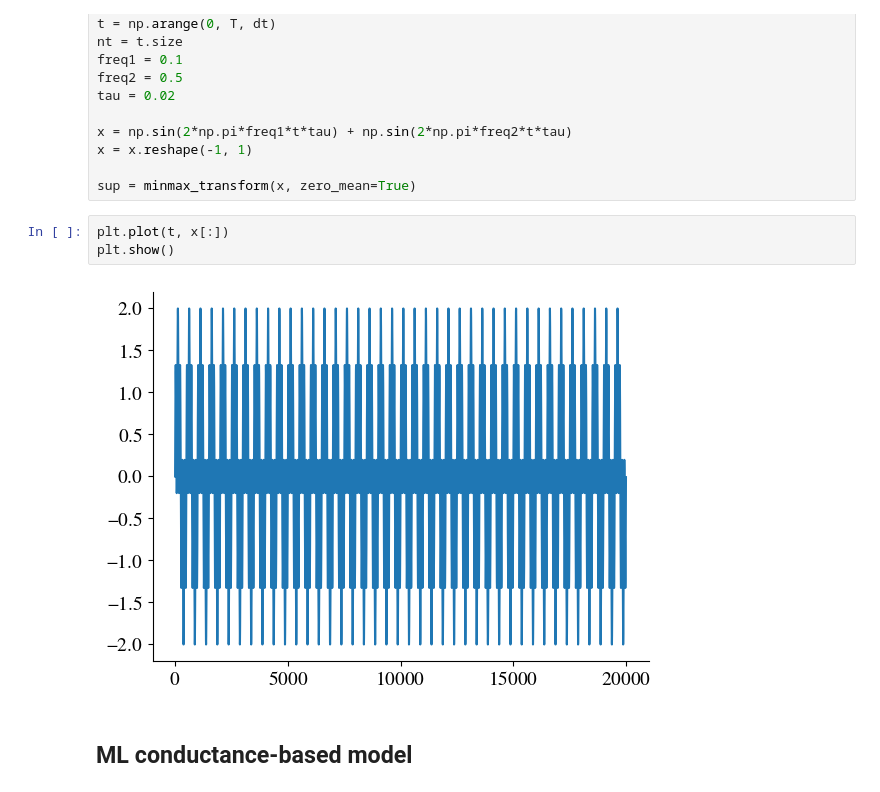
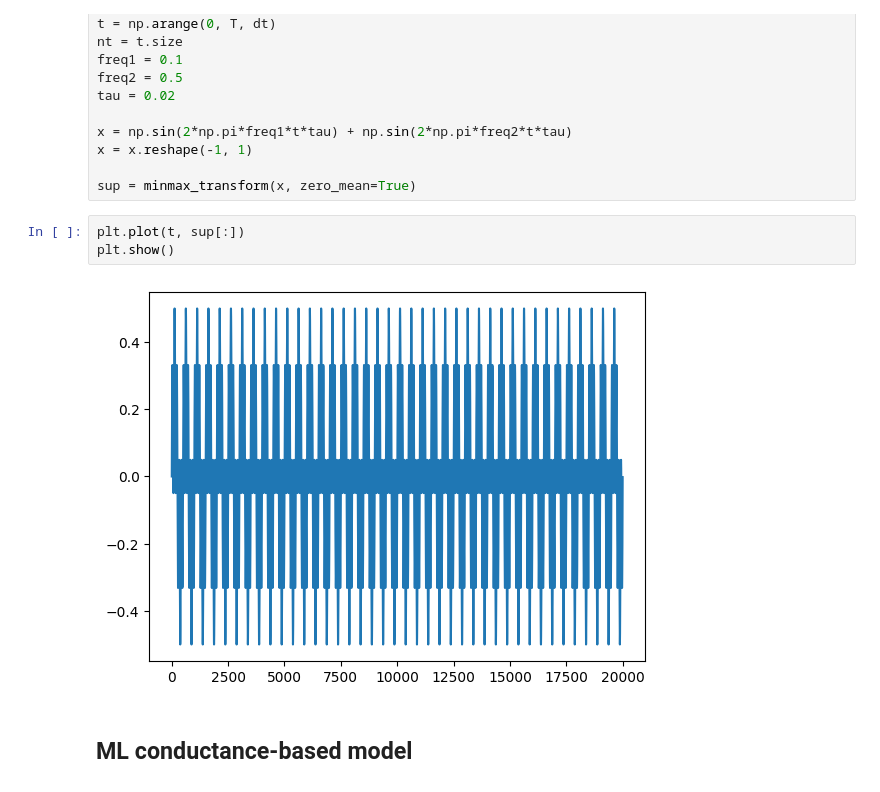
Before and after one commit to themahani/ml_force_research, a Jupyter notebook: morris_lecar/force_sine_waves.ipynb, the cells around one changed output. Saved outputs shown, nothing was run; the diff lists cells and outputs as text.

```diff
--- a/morris_lecar/force_sine_waves.ipynb
+++ b/morris_lecar/force_sine_waves.ipynb
@@ -31,10 +31,10 @@ x = x.reshape(-1, 1)
 
 sup = minmax_transform(x, zero_mean=True)
 # %%
-plt.plot(t, x[:])
+plt.plot(t, sup[:])
 plt.show()
 # %% [output]
-[figure, old version]
+[figure, new version]
 # %% [markdown]
 ## ML conductance-based model
 # %%
```
Also changed, not shown: 2 other files.
